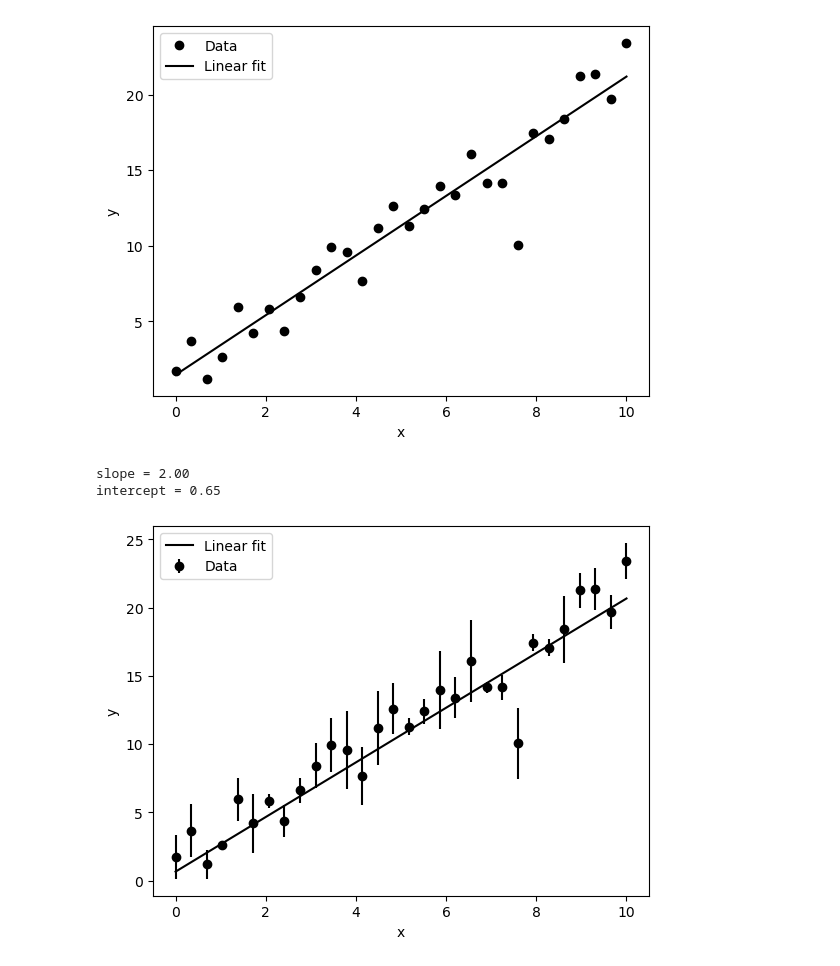
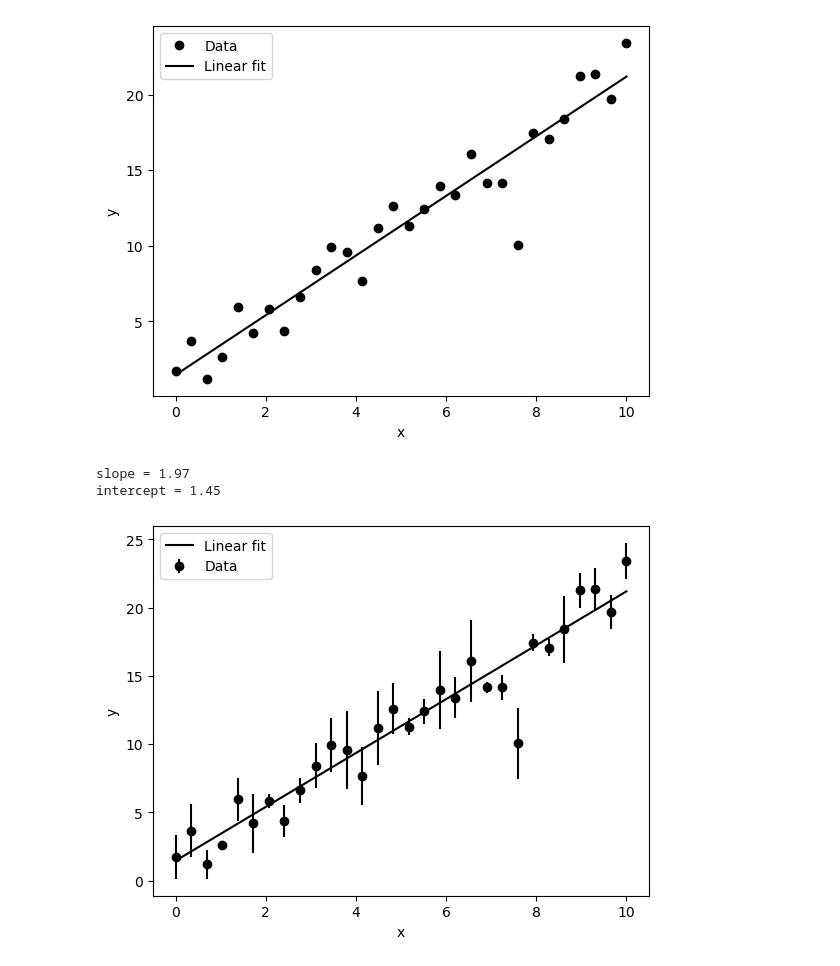
Before and after one commit to Alexander-Leesman/intro_python_project, a Jupyter notebook: Linear_fit_intro.ipynb, the cells around one changed output. Drawn from its saved outputs; the diff is of its cells as text; code cells hidden in the pictures.

```diff
--- a/Linear_fit_intro.ipynb
+++ b/Linear_fit_intro.ipynb
@@ -62,21 +62,21 @@ slope = 1.97
 intercept = 1.45
 [figure]
 # %%
-#Linear fit, weighted for uncertainty of y
-weightedlinearfit = fitter(initline, x, y, weights= 1.0/(yerror**2))
+#Linear fit, with uncertainty of y
+linearfit = fitter(initline, x, y)
 
 #plot by matplotlib.pyplot
 #x = x, y = noisy_y, error = y_error
 fig, linfit = plt.subplots()
-linfit.plot(x,weightedlinearfit(x), 'k-', label='Linear fit')
+linfit.plot(x,linearfit(x), 'k-', label='Linear fit')
 linfit.errorbar(x,y, yerr = yerror, fmt = 'ko', label='Data')
 linfit.set(xlabel = 'x', ylabel = 'y')
 linfit.legend()
 
 #prints slope and y-int of the weighted linear fit to the 2nd decimal place.
-print(f'slope = {weightedlinearfit.slope.value:3.2f}')
-print(f'intercept = {weightedlinearfit.intercept.value:3.2f}')
+print(f'slope = {linearfit.slope.value:3.2f}')
+print(f'intercept = {linearfit.intercept.value:3.2f}')
 # %% [output]
-slope = 2.00
-intercept = 0.65
+slope = 1.97
+intercept = 1.45
-[figure, old version]
+[figure, new version]
```
Also changed, not shown: parts of 2 cells of this notebook, 1 other file.
